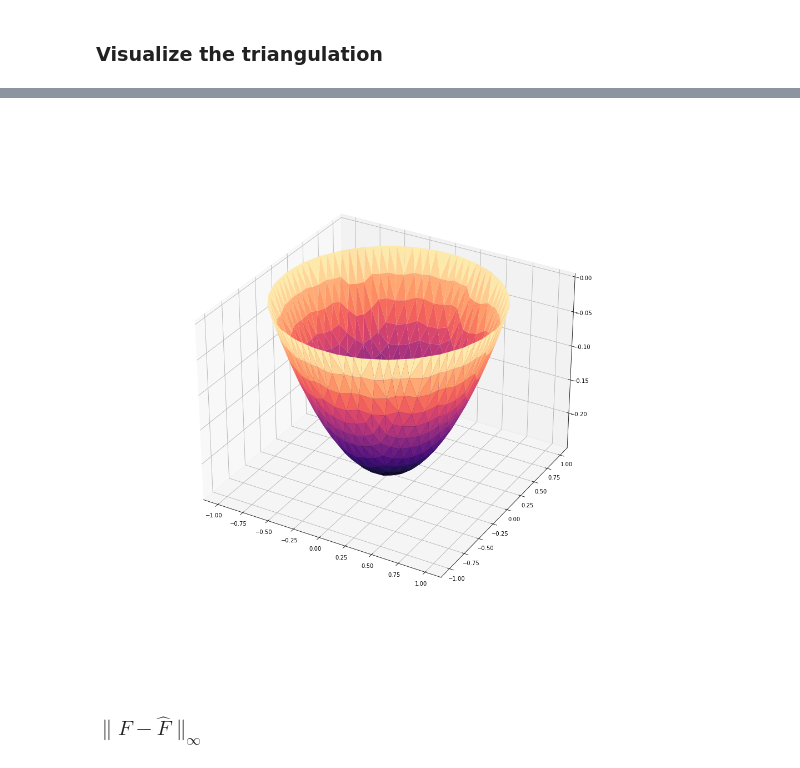
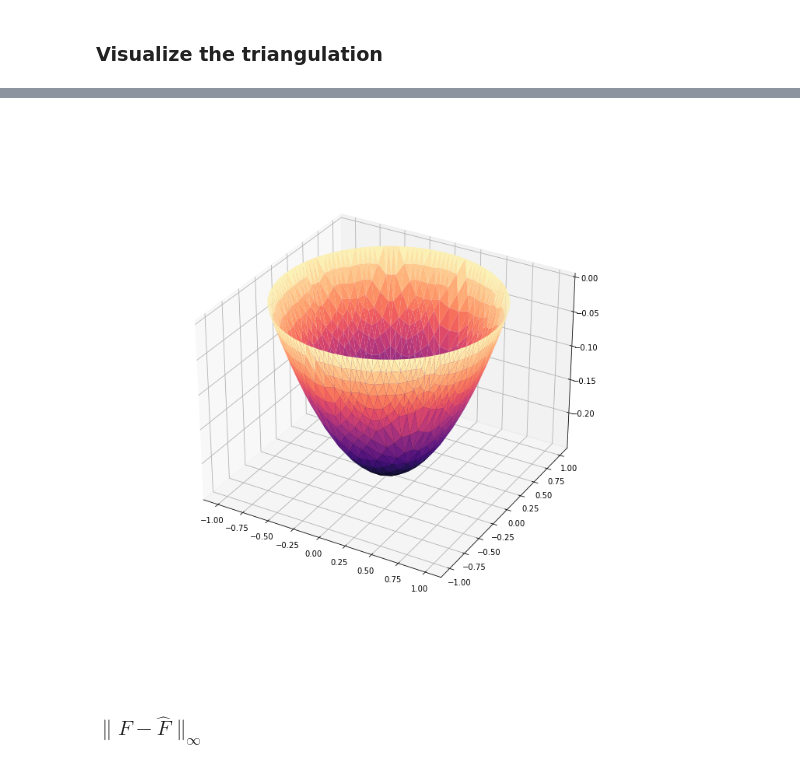
Before and after one commit to kamosevoyan/Thesis, a Jupyter notebook: Notebooks/Solutions/Poisson_equation_solution_on_polygonal_domain_cubic.ipynb, the cells around one changed output, grey strips where cells are left out. Drawn from its saved outputs; the diff is of its cells as text; code cells hidden in the pictures.

```diff
--- a/Notebooks/Solutions/Poisson_equation_solution_on_polygonal_domain_cubic.ipynb
+++ b/Notebooks/Solutions/Poisson_equation_solution_on_polygonal_domain_cubic.ipynb
@@ -70,21 +42,0 @@ num_nodes = points.shape[0]
-# %%
-trisection_points = []
-
-for eidx, edge in enumerate(edges):
-    m1 = points[edge[0]] + (-points[edge[0]] + points[edge[1]]) * 1 / 3
-    m2 = points[edge[0]] + (-points[edge[0]] + points[edge[1]]) * 2 / 3
-
-    points = np.concatenate([points, [m1, m2]])
-    trisection_points.append(np.array([num_nodes + 2 * eidx, num_nodes + 2 * eidx + 1]))
-
-    if edge_marker_is_boundary[eidx] == 1:
-        vertex_marker_is_boundary = np.concatenate(
-            [vertex_marker_is_boundary, [[1], [1]]]
-        )
-    else:
-        vertex_marker_is_boundary = np.concatenate(
-            [vertex_marker_is_boundary, [[0], [0]]]
-        )
-
-
-trisection_points = np.stack(trisection_points)
@@ -111,9 +43,9 @@ num_nodes = points.shape[0]
-# %%
-for tidx, triangle in enumerate(new_triangles):
-    mid_point = points[triangle[:3]].mean(axis=0)
-    points = np.concatenate([points, [mid_point]])
-    triangle[-1] = num_nodes + tidx
-    vertex_marker_is_boundary = np.concatenate([vertex_marker_is_boundary, [[0]]])
+# %%
+points, triangles, vertex_marker_is_boundary = get_p3_from_p1(triangles,
+                                                              edges,
+                                                              points,
+                                                              vertex_marker_is_boundary,
+                                                              edge_marker_is_boundary)
 # %% [markdown]
 ### Visualize the triangulation
 # %%
@@ -152,7 +84,7 @@ right_vals[:] = sympy.lambdify((x, y), F)(*points.T)
 matrix = np.zeros((points.shape[0], points.shape[0]))
 b = np.zeros(points.shape[0])
 
-for idx, element in enumerate(tqdm(new_triangles)):
+for idx, element in enumerate(tqdm(triangles)):
     x1, x2, x3 = points[element[0], 0], points[element[1], 0], points[element[2], 0]
     y1, y2, y3 = points[element[0], 1], points[element[1], 1], points[element[2], 1]
 
@@ -188,12 +125,12 @@ U = -(1 - x**2 - y**2) / 4
 U = sympy.lambdify((x, y), U)(*points.T)
 # %%
 %matplotlib widget
-fig = plt.figure(figsize=(14, 14))
+fig = plt.figure(figsize=(10, 10))
 ax = plt.axes(projection="3d")
-ax.plot_trisurf(points[:, 0], points[:, 1], F, cmap="magma", triangles=new_triangles)
+ax.plot_trisurf(points[:, 0], points[:, 1], F, cmap="magma", triangles=triangles)
 plt.show()
 # %% [output]
-[figure, old version]
+[figure, new version]
 # %% [markdown]
 ### $ \lVert F - \hat{F} \rVert_{\infty}$
 # %%
```
Also changed, not shown: parts of 17 cells of this notebook.
